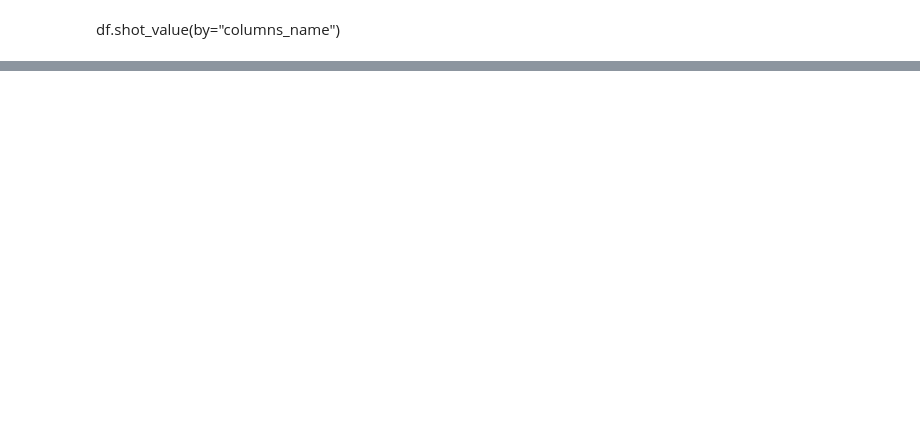
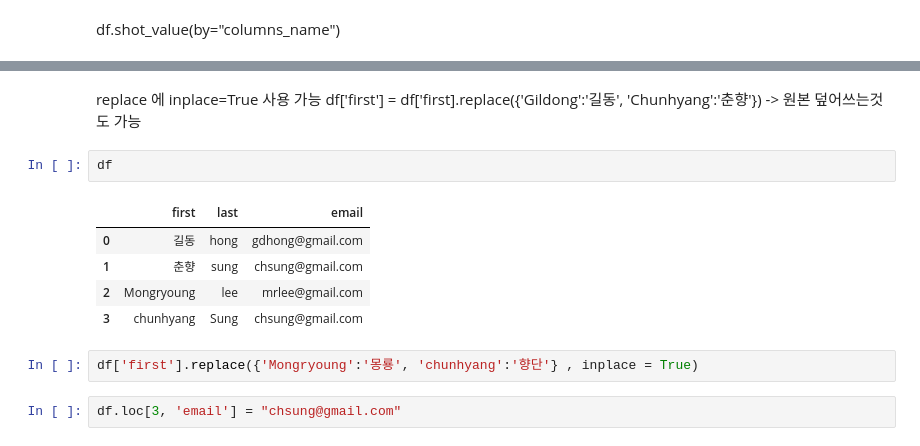
Before and after one commit to kki4504/Jupyter_notebook, a Jupyter notebook: Pandas/0927_Pandas_.ipynb, the cells around one changed output, grey strips where cells are left out. Cells and saved outputs as stored; diff of their text form; blank space fills up the shorter version.

```diff
--- a/Pandas/0927_Pandas_.ipynb
+++ b/Pandas/0927_Pandas_.ipynb
@@ -217,0 +249,15 @@ df.shot_value(by="columns_name")
+# %% [markdown]
+replace 에 inplace=True 사용 가능
+df['first'] = df['first].replace({'Gildong':'길동', 'Chunhyang':'춘향'}) -> 원본 덮어쓰는것도 가능
+# %%
+df
+# %% [output]
+|  | first | last | email |
+| 0 | 길동 | hong | gdhong@gmail.com |
+| 1 | 춘향 | sung | chsung@gmail.com |
+| 2 | Mongryoung | lee | mrlee@gmail.com |
+| 3 | chunhyang | Sung | chsung@gmail.com |
+# %%
+df['first'].replace({'Mongryoung':'몽룡', 'chunhyang':'향단'} , inplace = True)
+# %%
+df.loc[3, 'email'] = "chsung@gmail.com"
```
Also changed, not shown: parts of 25 cells of this notebook, 1 other file.
